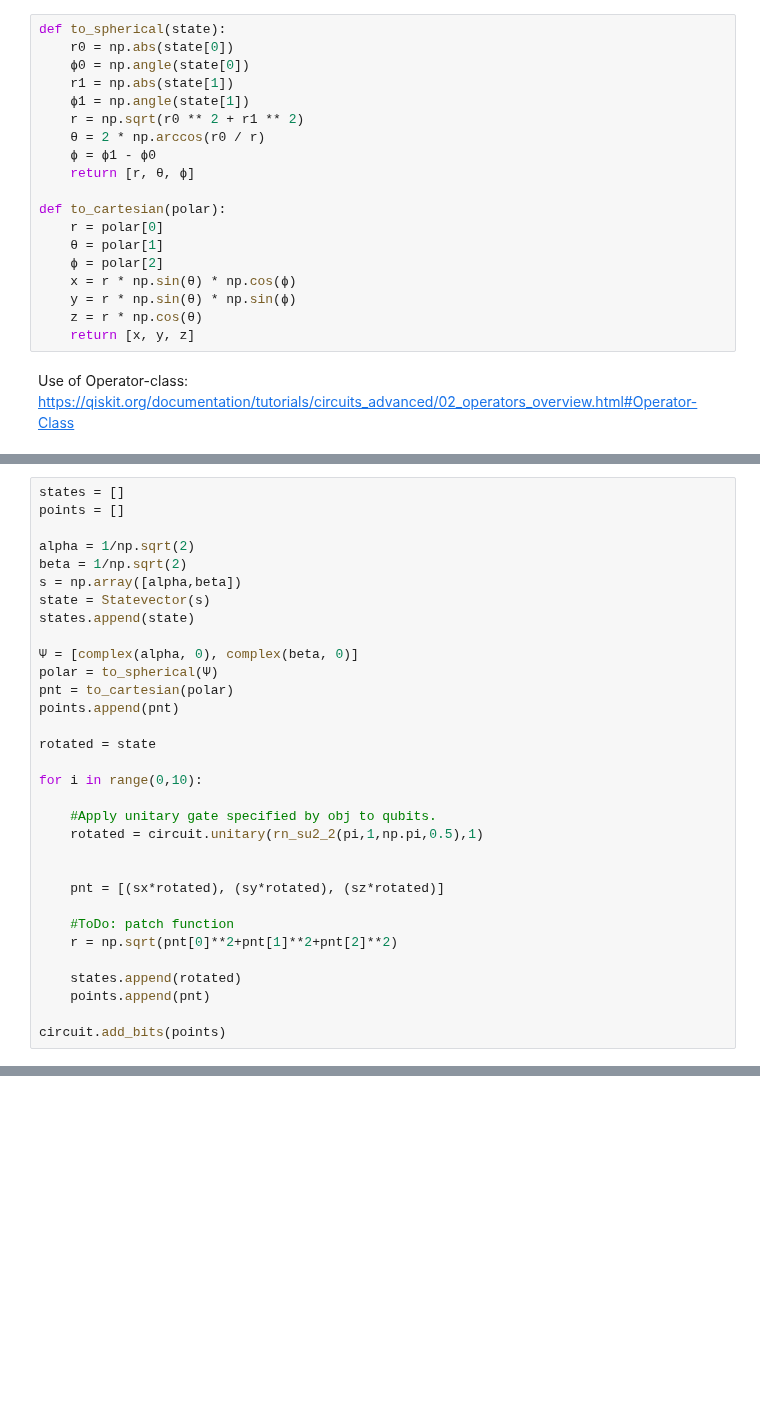
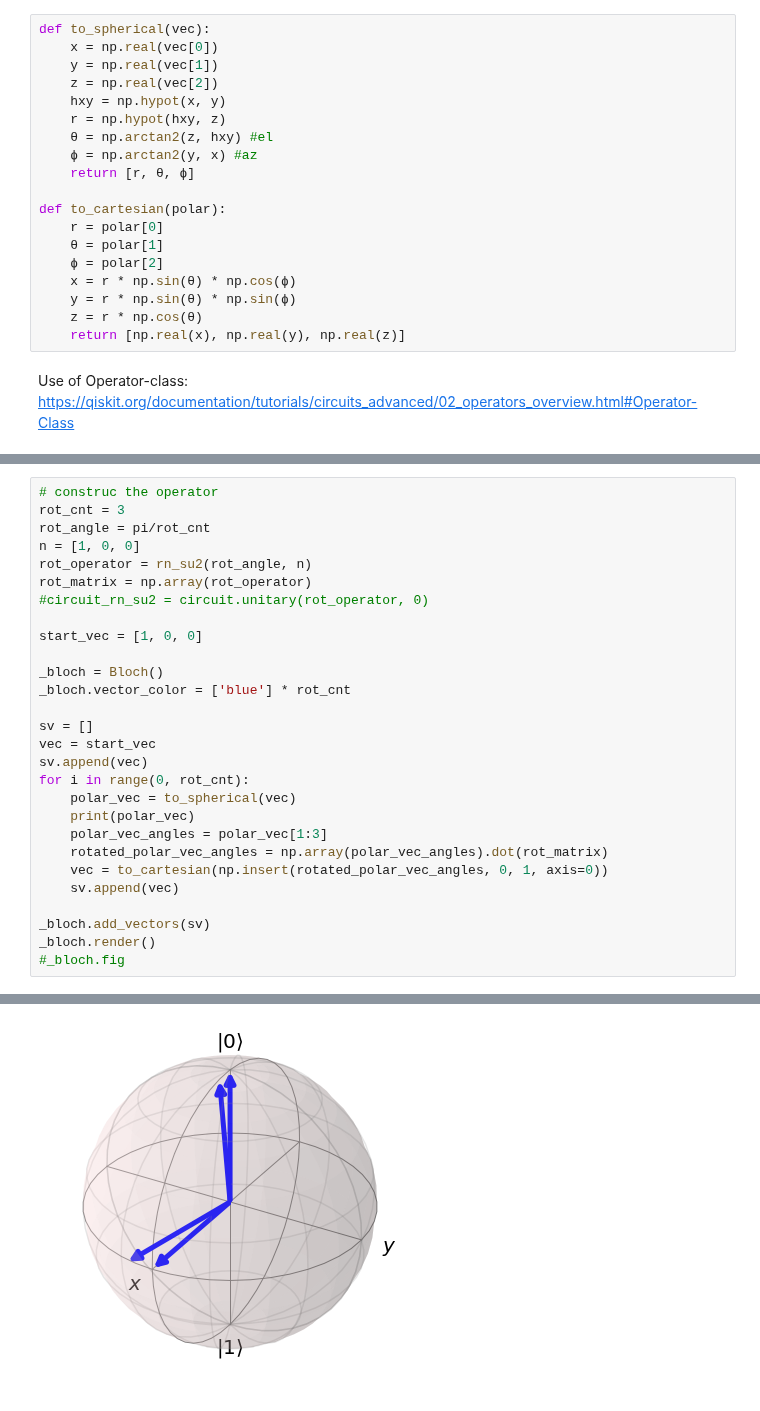
Before and after one commit to Sultanow/quantum, a Jupyter notebook: bloch_sphere/rotate_su2_qiskit_eldar-sultanow.ipynb, the cells around one changed output, grey strips where cells are left out. Drawn from its saved outputs; the diff is of its cells as text; blank space fills up the shorter version.

```diff
--- a/bloch_sphere/rotate_su2_qiskit_eldar-sultanow.ipynb
+++ b/bloch_sphere/rotate_su2_qiskit_eldar-sultanow.ipynb
@@ -16,14 +17,14 @@ sx = pauli.SigmaX()
 sy = pauli.SigmaY()
 sz = pauli.SigmaZ()
 # %%
-def to_spherical(state):
-    r0 = np.abs(state[0])
-    ϕ0 = np.angle(state[0])
-    r1 = np.abs(state[1])
-    ϕ1 = np.angle(state[1])
-    r = np.sqrt(r0 ** 2 + r1 ** 2)
-    θ = 2 * np.arccos(r0 / r)
-    ϕ = ϕ1 - ϕ0
+def to_spherical(vec):
+    x = np.real(vec[0])
+    y = np.real(vec[1])
+    z = np.real(vec[2])
+    hxy = np.hypot(x, y)
+    r = np.hypot(hxy, z)
+    θ = np.arctan2(z, hxy) #el
+    ϕ = np.arctan2(y, x) #az
     return [r, θ, ϕ]
 
 def to_cartesian(polar):
@@ -33,7 +34,7 @@ def to_cartesian(polar):
     x = r * np.sin(θ) * np.cos(ϕ)
     y = r * np.sin(θ) * np.sin(ϕ)
     z = r * np.cos(θ)
-    return [x, y, z]
+    return [np.real(x), np.real(y), np.real(z)]
 # %% [markdown]
 Use of Operator-class: https://qiskit.org/documentation/tutorials/circuits_advanced/02_operators_overview.html#Operator-Class
 # %%
@@ -68,32 +68,29 @@ rotated = circuit.unitary(rn_su2(pi, n), 0)
 # %%
-states = []
-points = []
+# construc the operator
+rot_cnt = 3
+rot_angle = pi/rot_cnt
+n = [1, 0, 0]
+rot_operator = rn_su2(rot_angle, n)
+rot_matrix = np.array(rot_operator)
+#circuit_rn_su2 = circuit.unitary(rot_operator, 0)
 
-alpha = 1/np.sqrt(2)
-beta = 1/np.sqrt(2)
-s = np.array([alpha,beta])
-state = Statevector(s)
-states.append(state)
+start_vec = [1, 0, 0]
 
-Ψ = [complex(alpha, 0), complex(beta, 0)]
-polar = to_spherical(Ψ)
-pnt = to_cartesian(polar)
-points.append(pnt)
+_bloch = Bloch()
+_bloch.vector_color = ['blue'] * rot_cnt
 
-rotated = state
+sv = []
+vec = start_vec
+sv.append(vec)
+for i in range(0, rot_cnt):
+    polar_vec = to_spherical(vec)
+    print(polar_vec)
+    polar_vec_angles = polar_vec[1:3]
+    rotated_polar_vec_angles = np.array(polar_vec_angles).dot(rot_matrix)
+    vec = to_cartesian(np.insert(rotated_polar_vec_angles, 0, 1, axis=0))
+    sv.append(vec)
 
-for i in range(0,10):
-
-    #Apply unitary gate specified by obj to qubits.
-    rotated = circuit.unitary(rn_su2_2(pi,1,np.pi,0.5),1)
-
-
-    pnt = [(sx*rotated), (sy*rotated), (sz*rotated)]
-
-    #ToDo: patch function
-    r = np.sqrt(pnt[0]**2+pnt[1]**2+pnt[2]**2)
-
-    states.append(rotated)
-    points.append(pnt)
-
-circuit.add_bits(points)
+_bloch.add_vectors(sv)
+_bloch.render()
+#_bloch.fig
+# %% [output]
@@ -99,0 +100 @@ circuit.add_bits(points)
+[figure, added]
```
Also changed, not shown: parts of 3 cells of this notebook.
